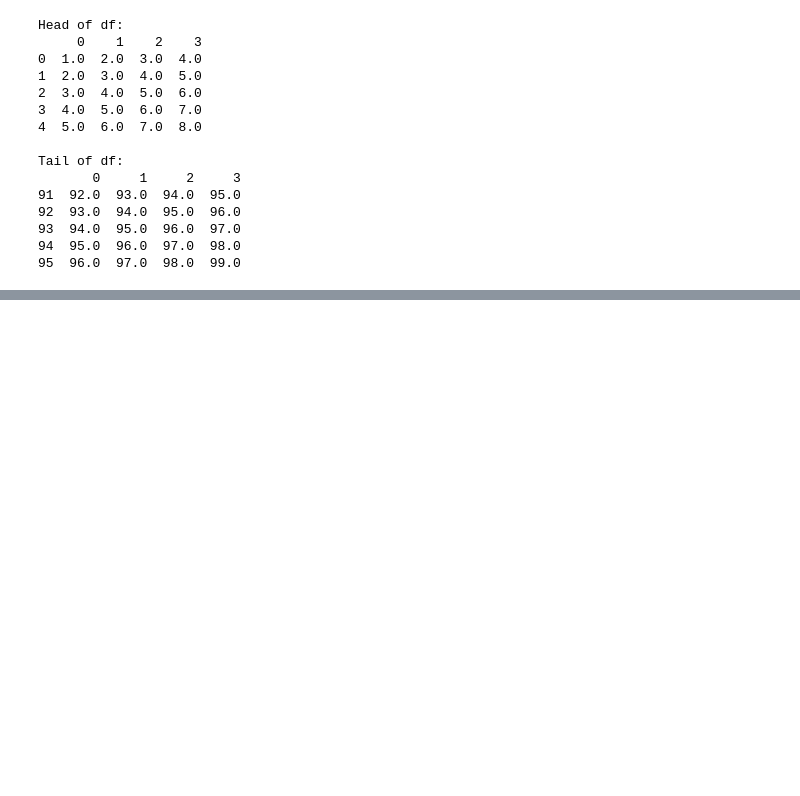
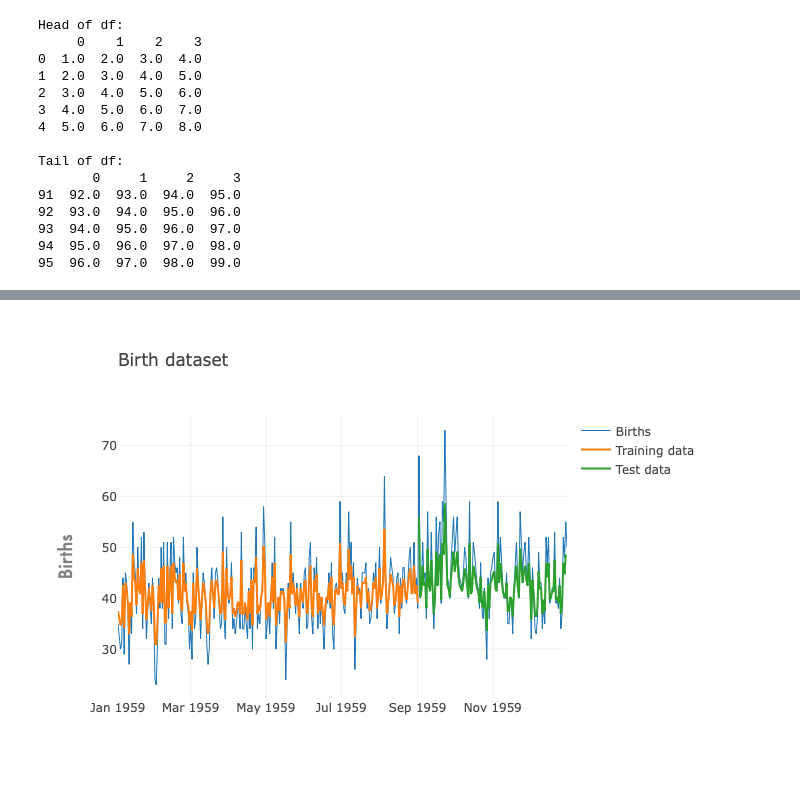
Before and after one commit to kromerh/solarAnalytics, a Jupyter notebook: forecasting/00.TimeSeriesForecastingCourse.ipynb, the cells around one changed output, grey strips where cells are left out. Drawn from its saved outputs; the diff is of its cells as text; code cells hidden in the pictures; blank space fills up the shorter version.

Commit message:
Lession 3 bad first model made

```diff
--- a/forecasting/00.TimeSeriesForecastingCourse.ipynb
+++ b/forecasting/00.TimeSeriesForecastingCourse.ipynb
@@ -181,0 +426,100 @@ transformDataSetTimeSeries(df['Births'], 10).head()
+# %%
+# generate predictions for training
+trainPredict = model.predict(X_train)
+testPredict = model.predict(X_test)
+
+# reshape
+trainPredict = trainPredict.reshape(1,-1)[0]
+testPredict = testPredict.reshape(1,-1)[0]
+
+# put into df, shift x value for plotting for test
+trainPredict = pd.DataFrame(trainPredict, columns=['prediction'])
+trainPredict['date'] = df['Date'].iloc[0:len(trainPredict)]
+trainPredict.set_index('date', inplace=True)
+
+testPredict = pd.DataFrame(testPredict, columns=['prediction'])
+testPredict['x'] = testPredict.index+len(trainPredict)
+testPredict.set_index('x', inplace=True)
+testPredict['date'] = df['Date'].iloc[len(trainPredict):]
+testPredict.set_index('date', inplace=True)
+# %%
+import plotly
+plotly.offline.init_notebook_mode(connected=True)
+from plotly.offline import plot, iplot
+import plotly.graph_objs as go
+
+
+df = pd.read_csv('./data/time_series_course_data/daily-total-female-births.csv')
+# convert the Date columns
+df['Date'] = pd.to_datetime(df["Date"], format="%Y-%m-%d")
+
+
+# plot
+
+# original data
+df.set_index('Date', inplace=True)
+x=df.index
+y=df['Births'].values
+
+# Create a trace
+trace = go.Scatter(
+    x = x,
+    y = y,
+    name = 'Births',
+    line = dict(
+        width = 1
+        )
+)
+
+# train data
+
+x=trainPredict.index
+y=trainPredict['prediction'].values
+
+# Create a trace
+trace2 = go.Scatter(
+    x = x,
+    y = y,
+    name = 'Training data'
+)
+
+
+# test data
+
+x=testPredict.index
+y=testPredict['prediction'].values
+
+# Create a trace
+trace3 = go.Scatter(
+    x = x,
+    y = y,
+    name = 'Test data'
+)
+
+
+
+layout = go.Layout(
+            title=go.layout.Title(
+                text='Birth dataset',
+                xref='paper',
+                x=0
+            ),
+            yaxis=go.layout.YAxis(
+                title=go.layout.yaxis.Title(
+                    text='Births',
+                    font=dict(
+                        family='Futura',
+                        size=18,
+                        color='#7f7f7f'
+                    )
+                )
+            ),
+            showlegend=True
+        )
+data = [trace, trace2, trace3]
+fig = go.Figure(data=data, layout=layout)
+
+
+iplot(fig)
+# %% [output]
+[figure, added]
```
Also changed, not shown: parts of 29 cells of this notebook, 2 other files.
